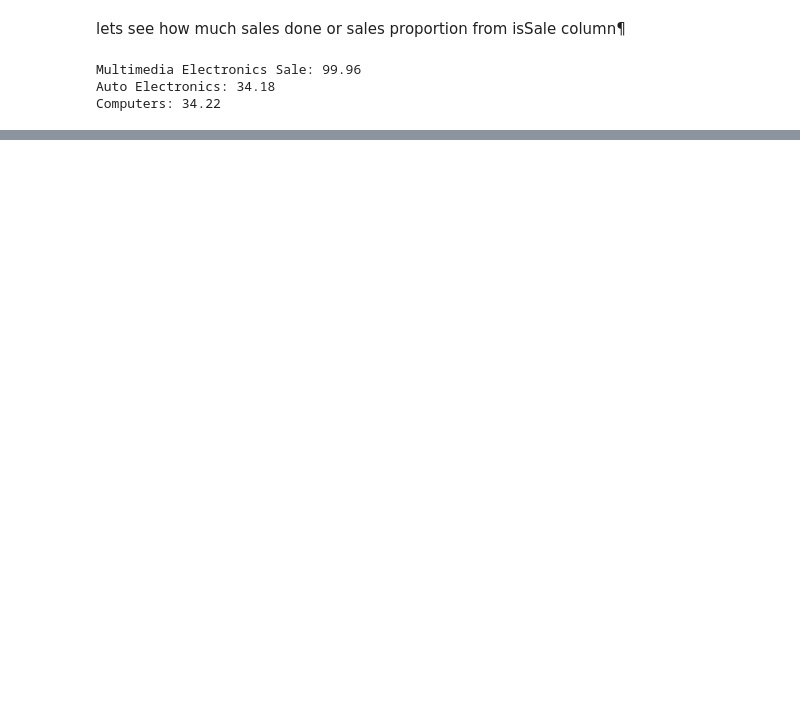
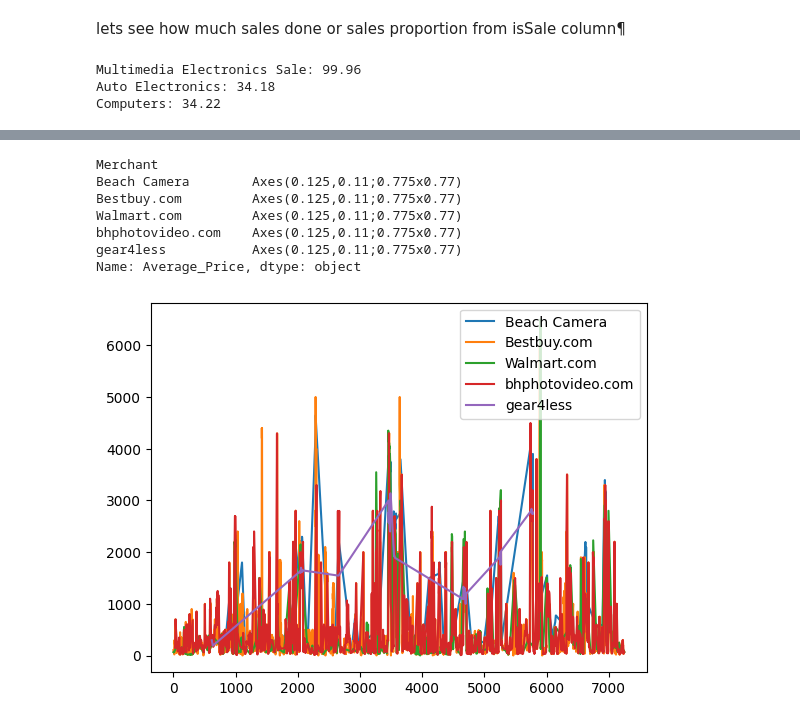
Before and after one commit to MboyaDan/product_analysis, a Jupyter notebook: elec_productpricing_analysis.ipynb, the cells around one changed output, grey strips where cells are left out. Cells and saved outputs as stored; diff of their text form; code cells hidden in the pictures; blank space fills up the shorter version.

```diff
--- a/elec_productpricing_analysis.ipynb
+++ b/elec_productpricing_analysis.ipynb
@@ -421,0 +468,6 @@ Computers: 34.22
+# %%
+# prices among merchant
+top5_merchant = df1.groupby('Merchant')['Average_Price'].agg(sum).sort_values(ascending=False).head(5)
+# %%
+merchant_= df1[df1['Merchant'].isin(list(top5_merchant.index))].groupby('Merchant')['Average_Price']
+merchant_.first()
@@ -421,0 +482,11 @@ Computers: 34.22
+# %%
+merchant_.plot(legend=True)
+# %% [output]
+Merchant
+Beach Camera        Axes(0.125,0.11;0.775x0.77)
+Bestbuy.com         Axes(0.125,0.11;0.775x0.77)
+Walmart.com         Axes(0.125,0.11;0.775x0.77)
+bhphotovideo.com    Axes(0.125,0.11;0.775x0.77)
+gear4less           Axes(0.125,0.11;0.775x0.77)
+Name: Average_Price, dtype: object
+[figure, added]
```
Also changed, not shown: parts of 12 cells of this notebook.
